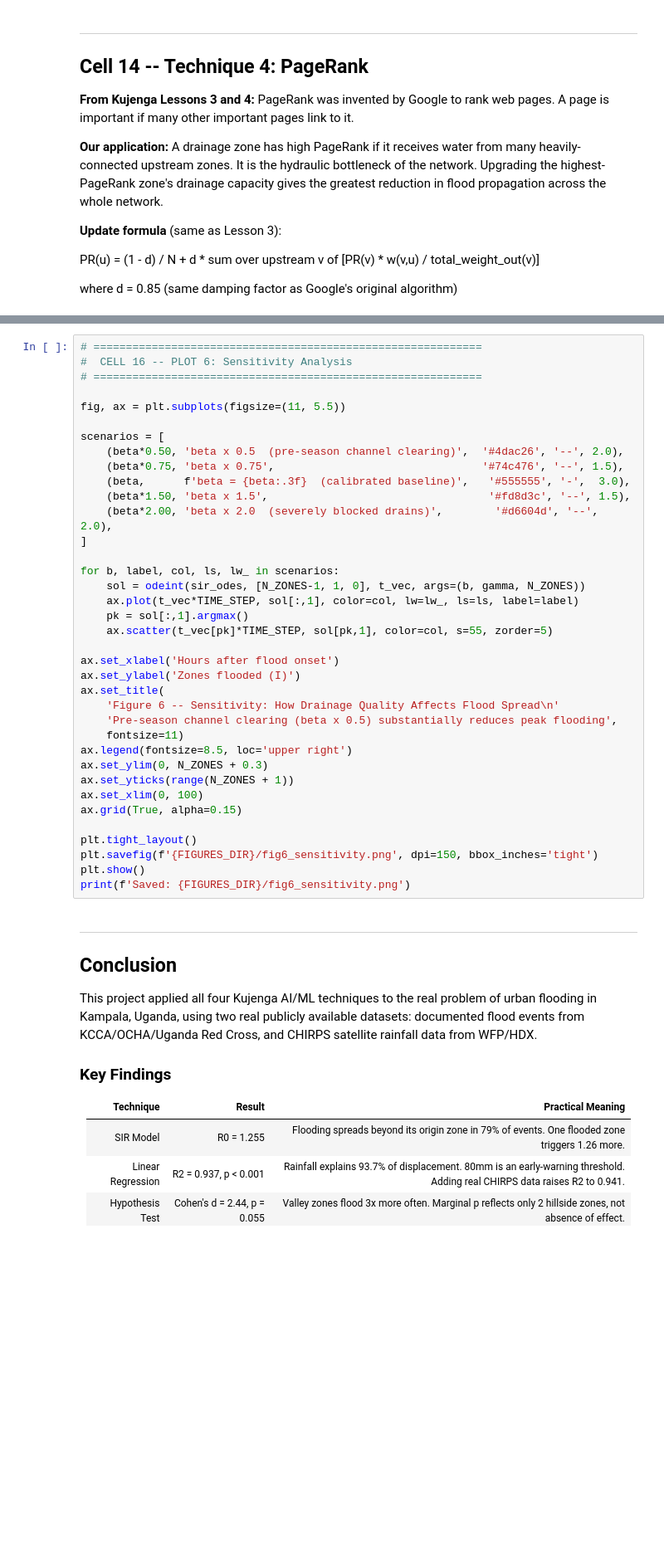
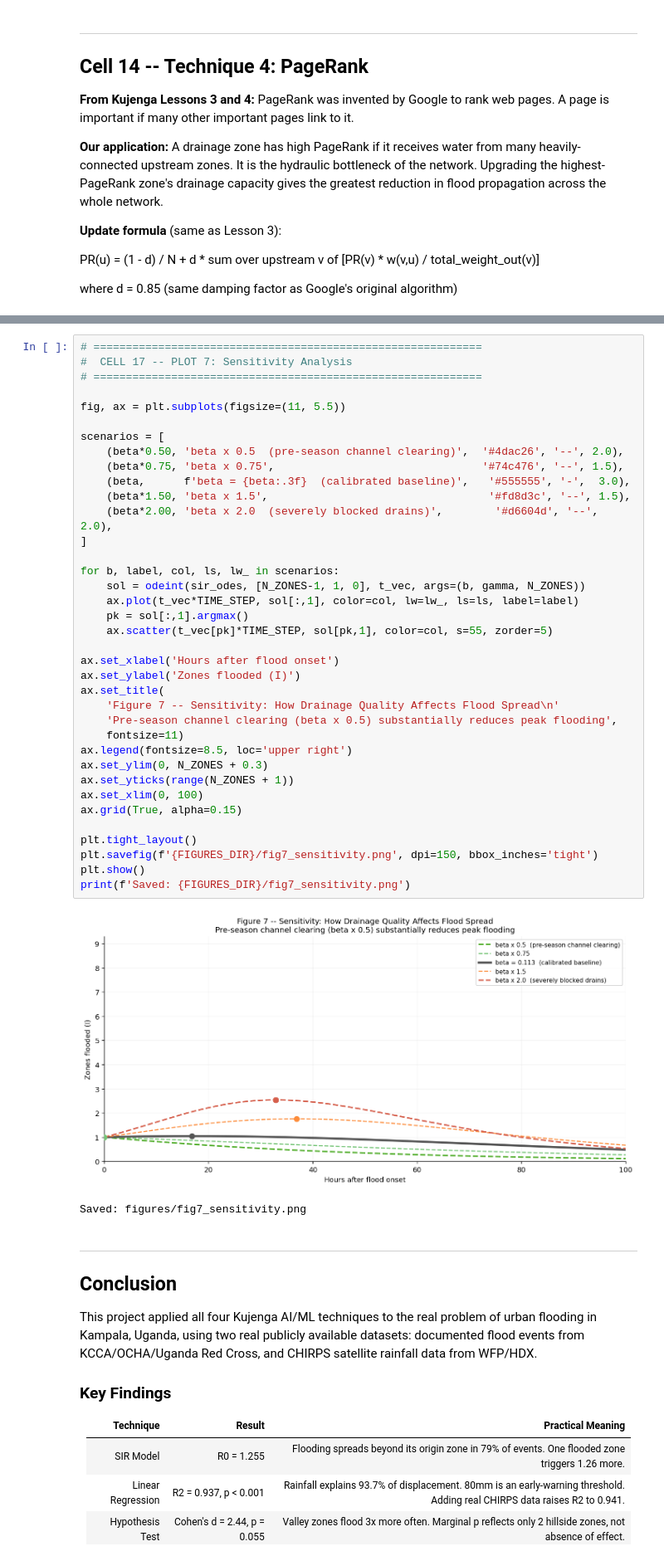
Before and after one commit to ogutiann/Kujenga-AI-ML, a Jupyter notebook: Ann_MoveOguti_Uganda_final_project.ipynb, the cells around one changed output, grey strips where cells are left out. Shown at 83% size. Drawn from its saved outputs; the diff is of its cells as text; blank space fills up the shorter version.

```diff
--- a/Ann_MoveOguti_Uganda_final_project.ipynb
+++ b/Ann_MoveOguti_Uganda_final_project.ipynb
@@ -1044,41 +1290,44 @@ Reducing beta (transmission rate) is equivalent to clearing drainage channels.
 This translates the SIR model directly into policy.
 # %%
 # ============================================================
-#  CELL 16 -- PLOT 6: Sensitivity Analysis
+#  CELL 17 -- PLOT 7: Sensitivity Analysis
 # ============================================================
 
 fig, ax = plt.subplots(figsize=(11, 5.5))
 
 scenarios = [
     (beta*0.50, 'beta x 0.5  (pre-season channel clearing)',  '#4dac26', '--', 2.0),
     (beta*0.75, 'beta x 0.75',                                '#74c476', '--', 1.5),
     (beta,      f'beta = {beta:.3f}  (calibrated baseline)',   '#555555', '-',  3.0),
     (beta*1.50, 'beta x 1.5',                                  '#fd8d3c', '--', 1.5),
     (beta*2.00, 'beta x 2.0  (severely blocked drains)',        '#d6604d', '--', 2.0),
 ]
 
 for b, label, col, ls, lw_ in scenarios:
     sol = odeint(sir_odes, [N_ZONES-1, 1, 0], t_vec, args=(b, gamma, N_ZONES))
     ax.plot(t_vec*TIME_STEP, sol[:,1], color=col, lw=lw_, ls=ls, label=label)
     pk = sol[:,1].argmax()
     ax.scatter(t_vec[pk]*TIME_STEP, sol[pk,1], color=col, s=55, zorder=5)
 
 ax.set_xlabel('Hours after flood onset')
 ax.set_ylabel('Zones flooded (I)')
 ax.set_title(
-    'Figure 6 -- Sensitivity: How Drainage Quality Affects Flood Spread\n'
+    'Figure 7 -- Sensitivity: How Drainage Quality Affects Flood Spread\n'
     'Pre-season channel clearing (beta x 0.5) substantially reduces peak flooding',
     fontsize=11)
 ax.legend(fontsize=8.5, loc='upper right')
 ax.set_ylim(0, N_ZONES + 0.3)
 ax.set_yticks(range(N_ZONES + 1))
 ax.set_xlim(0, 100)
 ax.grid(True, alpha=0.15)
 
 plt.tight_layout()
-plt.savefig(f'{FIGURES_DIR}/fig6_sensitivity.png', dpi=150, bbox_inches='tight')
+plt.savefig(f'{FIGURES_DIR}/fig7_sensitivity.png', dpi=150, bbox_inches='tight')
 plt.show()
-print(f'Saved: {FIGURES_DIR}/fig6_sensitivity.png')
+print(f'Saved: {FIGURES_DIR}/fig7_sensitivity.png')
+# %% [output]
+[figure, added]
+Saved: figures/fig7_sensitivity.png
 # %% [markdown]
 ---
 ## Conclusion
```
Also changed, not shown: parts of 19 cells of this notebook.
